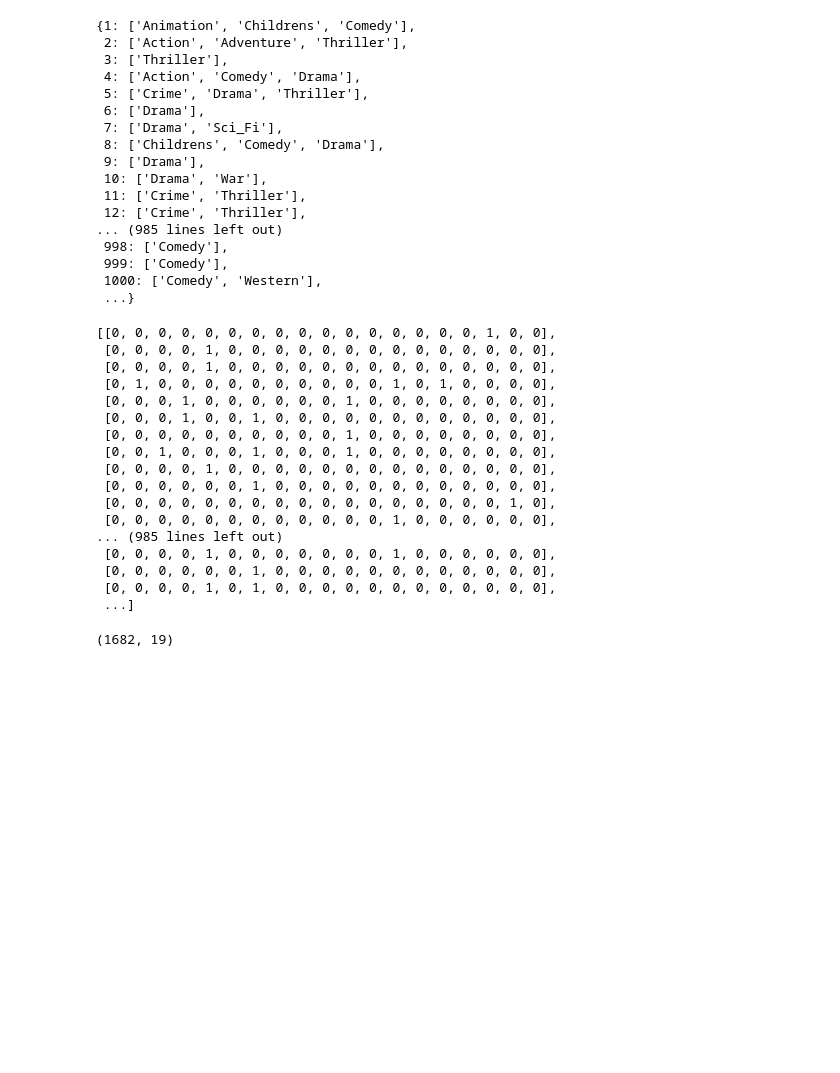
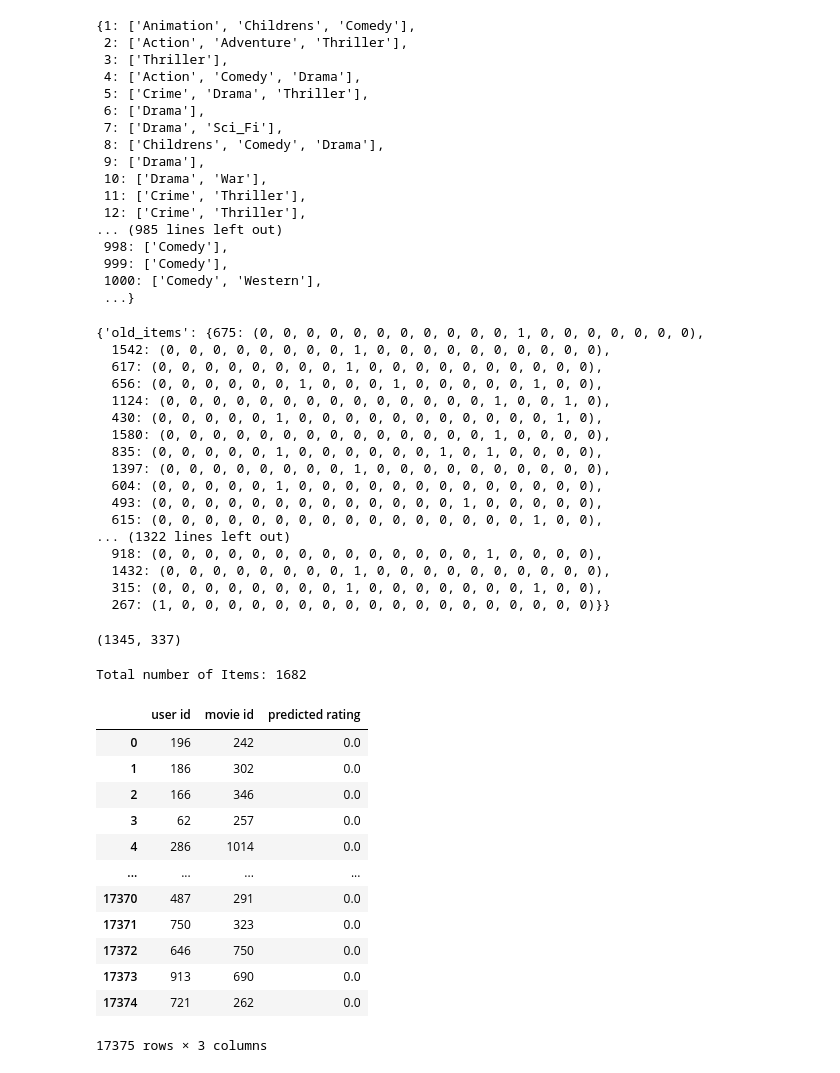
Before and after one commit to RPChinhara/cold-start-recommender, a Jupyter notebook: cold-start-recommender.ipynb, the cells around one changed output. Cells and saved outputs as stored; diff of their text form; code cells hidden in the pictures; blank space fills up the shorter version.

Commit message:
attribute based knn (error)

```diff
--- a/cold-start-recommender.ipynb
+++ b/cold-start-recommender.ipynb
@@ -148,28 +146,57 @@ split_index = int(0.8 * len(items_old_new))
 
 old_items = items_old_new.iloc[:split_index]['movie id'].values.tolist()
 new_items = items_old_new.iloc[split_index:]['movie id'].values.tolist()
+# %%
+A_set = ('unknown' , 'Action' , 'Adventure' , 'Animation' ,
+        'Childrens' , 'Comedy' , 'Crime' , 'Documentary' , 'Drama' , 'Fantasy' ,
+        'Film_Noir' , 'Horror' , 'Musical' , 'Mystery' , 'Romance' , 'Sci_Fi' ,
+        'Thriller' , 'War' , 'Western')
 # %%
-IA_matrix = item_attribute_generation_matrix(old_items, new_items, movie_attribute_dict)
+IA_matrix = item_attribute_generation_matrix(old_items, new_items, movie_attribute_dict, A_set)
 IA_matrix
 # %% [output]
-[[0, 0, 0, 0, 0, 0, 0, 0, 0, 0, 0, 0, 0, 0, 0, 0, 1, 0, 0],
- [0, 0, 0, 0, 1, 0, 0, 0, 0, 0, 0, 0, 0, 0, 0, 0, 0, 0, 0],
- [0, 0, 0, 0, 1, 0, 0, 0, 0, 0, 0, 0, 0, 0, 0, 0, 0, 0, 0],
- [0, 1, 0, 0, 0, 0, 0, 0, 0, 0, 0, 0, 1, 0, 1, 0, 0, 0, 0],
- [0, 0, 0, 1, 0, 0, 0, 0, 0, 0, 1, 0, 0, 0, 0, 0, 0, 0, 0],
- [0, 0, 0, 1, 0, 0, 1, 0, 0, 0, 0, 0, 0, 0, 0, 0, 0, 0, 0],
- [0, 0, 0, 0, 0, 0, 0, 0, 0, 0, 1, 0, 0, 0, 0, 0, 0, 0, 0],
- [0, 0, 1, 0, 0, 0, 1, 0, 0, 0, 1, 0, 0, 0, 0, 0, 0, 0, 0],
- [0, 0, 0, 0, 1, 0, 0, 0, 0, 0, 0, 0, 0, 0, 0, 0, 0, 0, 0],
- [0, 0, 0, 0, 0, 0, 1, 0, 0, 0, 0, 0, 0, 0, 0, 0, 0, 0, 0],
- [0, 0, 0, 0, 0, 0, 0, 0, 0, 0, 0, 0, 0, 0, 0, 0, 0, 1, 0],
- [0, 0, 0, 0, 0, 0, 0, 0, 0, 0, 0, 0, 1, 0, 0, 0, 0, 0, 0],
-... (985 lines left out)
- [0, 0, 0, 0, 1, 0, 0, 0, 0, 0, 0, 0, 1, 0, 0, 0, 0, 0, 0],
- [0, 0, 0, 0, 0, 0, 1, 0, 0, 0, 0, 0, 0, 0, 0, 0, 0, 0, 0],
- [0, 0, 0, 0, 1, 0, 1, 0, 0, 0, 0, 0, 0, 0, 0, 0, 0, 0, 0],
- ...]
+{'old_items': {675: (0, 0, 0, 0, 0, 0, 0, 0, 0, 0, 0, 1, 0, 0, 0, 0, 0, 0, 0),
+  1542: (0, 0, 0, 0, 0, 0, 0, 0, 1, 0, 0, 0, 0, 0, 0, 0, 0, 0, 0),
+  617: (0, 0, 0, 0, 0, 0, 0, 0, 1, 0, 0, 0, 0, 0, 0, 0, 0, 0, 0),
+  656: (0, 0, 0, 0, 0, 0, 1, 0, 0, 0, 1, 0, 0, 0, 0, 0, 1, 0, 0),
+  1124: (0, 0, 0, 0, 0, 0, 0, 0, 0, 0, 0, 0, 0, 0, 1, 0, 0, 1, 0),
+  430: (0, 0, 0, 0, 0, 1, 0, 0, 0, 0, 0, 0, 0, 0, 0, 0, 0, 1, 0),
+  1580: (0, 0, 0, 0, 0, 0, 0, 0, 0, 0, 0, 0, 0, 0, 1, 0, 0, 0, 0),
+  835: (0, 0, 0, 0, 0, 1, 0, 0, 0, 0, 0, 0, 1, 0, 1, 0, 0, 0, 0),
+  1397: (0, 0, 0, 0, 0, 0, 0, 0, 1, 0, 0, 0, 0, 0, 0, 0, 0, 0, 0),
+  604: (0, 0, 0, 0, 0, 1, 0, 0, 0, 0, 0, 0, 0, 0, 0, 0, 0, 0, 0),
+  493: (0, 0, 0, 0, 0, 0, 0, 0, 0, 0, 0, 0, 0, 1, 0, 0, 0, 0, 0),
+  615: (0, 0, 0, 0, 0, 0, 0, 0, 0, 0, 0, 0, 0, 0, 0, 0, 1, 0, 0),
+... (1322 lines left out)
+  918: (0, 0, 0, 0, 0, 0, 0, 0, 0, 0, 0, 0, 0, 0, 1, 0, 0, 0, 0),
+  1432: (0, 0, 0, 0, 0, 0, 0, 0, 1, 0, 0, 0, 0, 0, 0, 0, 0, 0, 0),
+  315: (0, 0, 0, 0, 0, 0, 0, 0, 1, 0, 0, 0, 0, 0, 0, 0, 1, 0, 0),
+  267: (1, 0, 0, 0, 0, 0, 0, 0, 0, 0, 0, 0, 0, 0, 0, 0, 0, 0, 0)}}
 # %%
-len(IA_matrix), len(IA_matrix[1])
+len(IA_matrix['old_items']), len(IA_matrix['new_items'])
 # %% [output]
-(1682, 19)
+(1345, 337)
+# %%
+print('Total number of Items:', len(IA_matrix['old_items']) + len(IA_matrix['new_items']))
+# %% [output]
+Total number of Items: 1682
+# %%
+predicted_ratings = attribute_based_knn(IA_matrix, data, 2)
+# %%
+pd.options.display.max_rows = 1000
+# %%
+predicted_ratings
+# %% [output]
+|  | user id | movie id | predicted rating |
+| 0 | 196 | 242 | 0.0 |
+| 1 | 186 | 302 | 0.0 |
+| 2 | 166 | 346 | 0.0 |
+| 3 | 62 | 257 | 0.0 |
+| 4 | 286 | 1014 | 0.0 |
+| ... | ... | ... | ... |
+| 17370 | 487 | 291 | 0.0 |
+| 17371 | 750 | 323 | 0.0 |
+| 17372 | 646 | 750 | 0.0 |
+| 17373 | 913 | 690 | 0.0 |
+| 17374 | 721 | 262 | 0.0 |
+17375 rows × 3 columns
```
Also changed, not shown: parts of 1 cell of this notebook, 1 other file.
